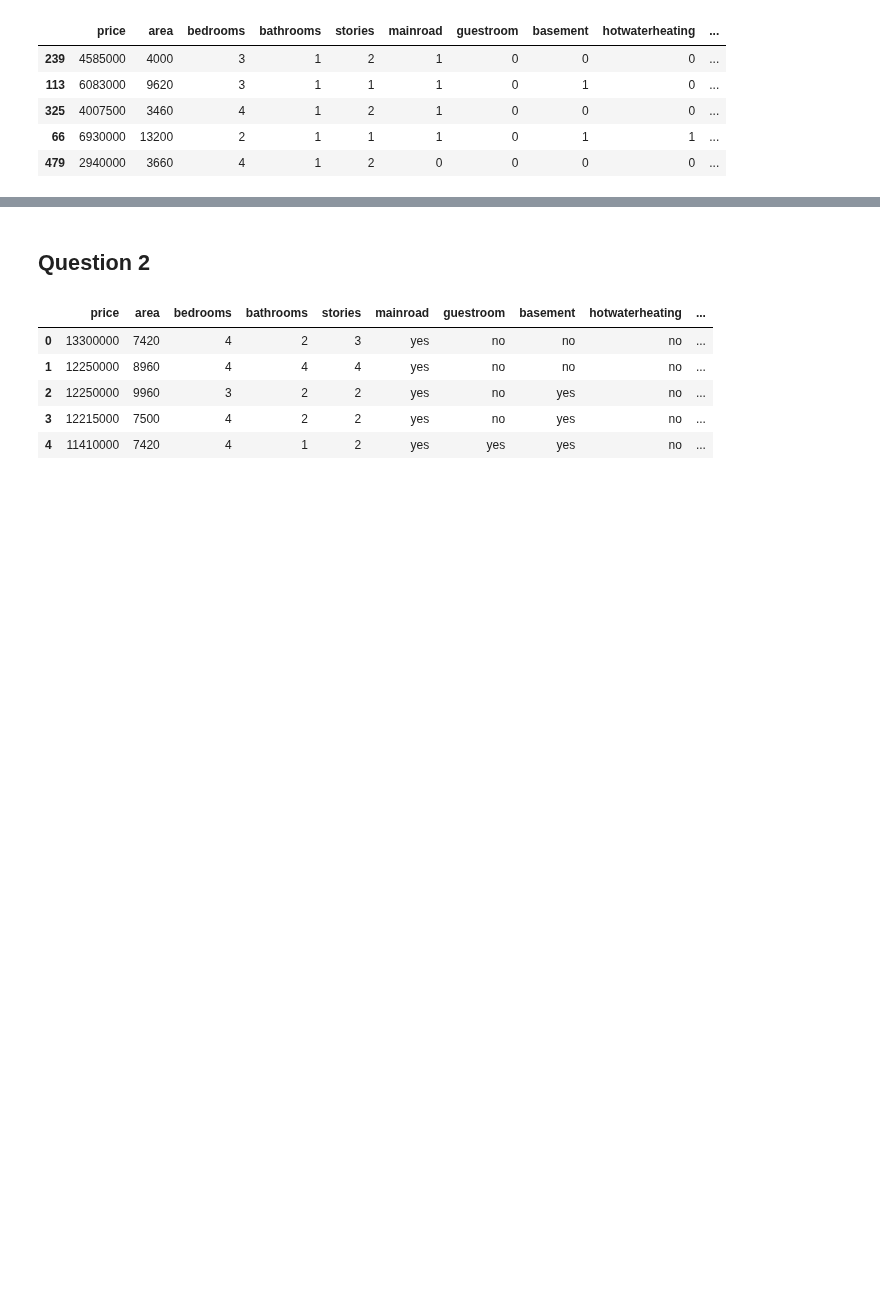
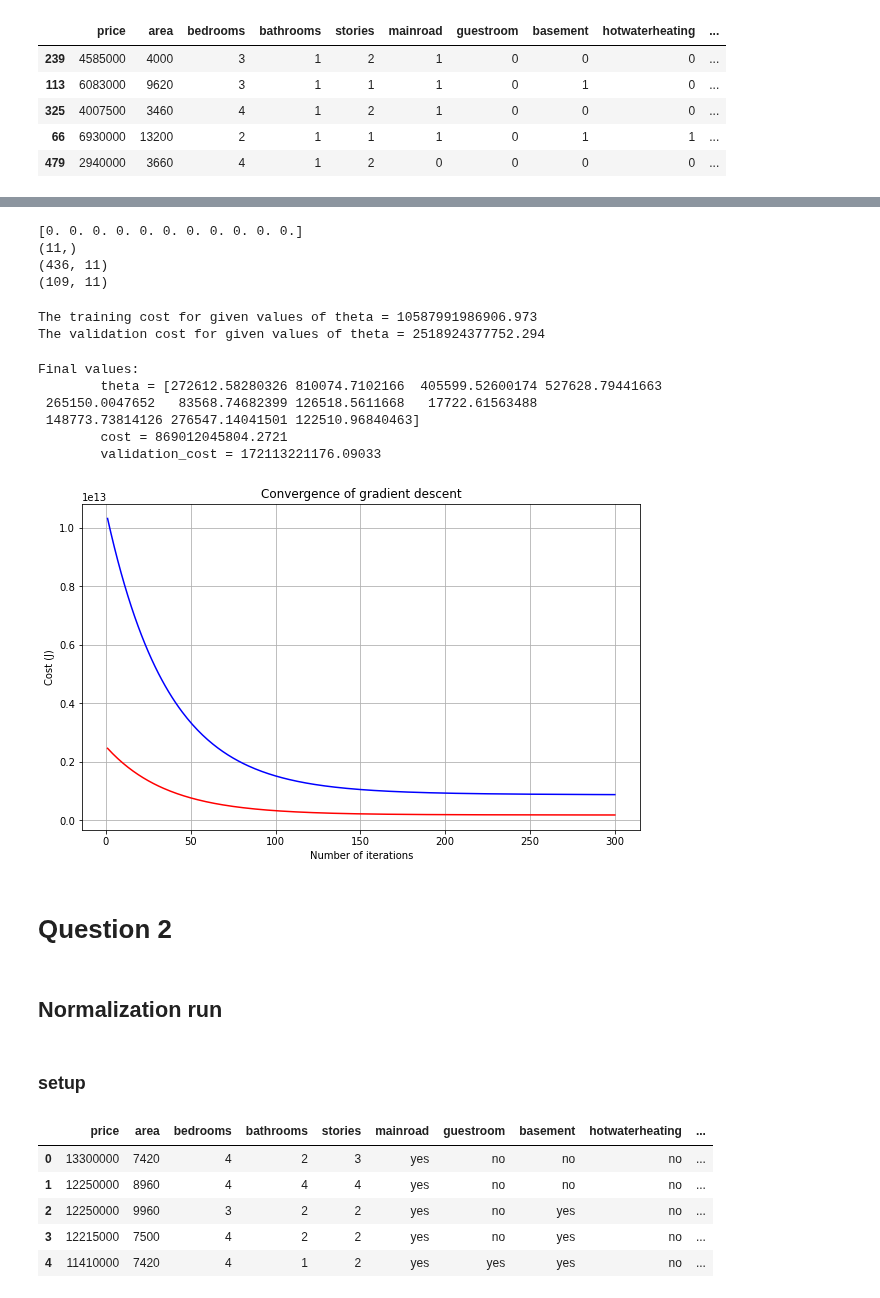
Before and after one commit to A-Hudson-0117/MachineLearning-Intro, a Jupyter notebook: housing descent (hw 1)/housing_descent.ipynb, the cells around one changed output, grey strips where cells are left out. Cells and saved outputs as stored; diff of their text form; code cells hidden in the pictures; blank space fills up the shorter version.

```diff
--- a/housing descent (hw 1)/housing_descent.ipynb
+++ b/housing descent (hw 1)/housing_descent.ipynb
@@ -291,0 +425,12 @@ theta_final = [2.10725572e-01 8.59455407e+02 6.95669880e-01 3.37388345e-01
+# %%
+used_vars_b = ["Area","bedrooms","bathrooms","stories","mainroad","guestroom","basement","hotwaterheating","airconditioning","parking","prefarea"]
+used_train_x = x_train_values.copy()
+used_valid_x = x_valid_values.copy()
+
+# This was built to account for hard set items not existing
+for item in set(var_list).difference(used_vars_b):
+    try:
+        used_train_x.pop(item)
+        used_valid_x.pop(item)
+    except KeyError:
+        pass
@@ -291,0 +481,10 @@ theta_final = [2.10725572e-01 8.59455407e+02 6.95669880e-01 3.37388345e-01
+# %%
+X = (used_train_x.values)  # get x values
+Y = (y_train_values.values) # get y values
+# print(X.shape)
+
+x_0 = np.ones((len(X), 1))
+X = np.hstack( (x_0 , X)  )
+
+print(X.shape)
+print(Y.shape)
@@ -291,0 +494,10 @@ theta_final = [2.10725572e-01 8.59455407e+02 6.95669880e-01 3.37388345e-01
+# %%
+valid_X = (used_valid_x.values)  # get x values
+valid_Y = (y_valid_values.values) # get y values
+# print(valid_X.shape)
+
+x_0 = np.ones((len(valid_X), 1))
+valid_X = np.hstack( (x_0 , valid_X)  )
+
+print(valid_X.shape)
+print(valid_Y.shape)
@@ -292,5 +528,51 @@ theta_final = [2.10725572e-01 8.59455407e+02 6.95669880e-01 3.37388345e-01
+# %%
+theta = np.zeros(X.shape[1])
+print(theta)
+print(theta.shape)
+print(X.shape)
+print(valid_X.shape)
+# %% [output]
+[0. 0. 0. 0. 0. 0. 0. 0. 0. 0. 0.]
+(11,)
+(436, 11)
+(109, 11)
+# %%
+# This is here just to check that the cost function is working correctly
+cost = compute_cost(X, Y, theta, debug=False)
+print('The training cost for given values of theta =', cost)
+
+cost = compute_cost(valid_X, valid_Y, theta, debug=False)
+print('The validation cost for given values of theta =', cost)
+# %% [output]
+The training cost for given values of theta = 10587991986906.973
+The validation cost for given values of theta = 2518924377752.294
+# %%
+theta = np.zeros(X.shape[1])
+iterations = 300;
+alpha = 0.001;
+
+# debug = True
+# debug = False
+
+theta, cost_history, validation_history = gradient_descent(X, Y, theta, alpha, iterations, valid_X, valid_Y)
+print('Final values:\n\ttheta =', theta)
+print(f"\tcost = {cost_history[-1]}")
+print(f"\tvalidation_cost = {validation_history[-1]}")
+plot_2_sets_of_data(iterations, cost_history, validation_history)
+# %% [output]
+Final values:
+        theta = [272612.58280326 810074.7102166  405599.52600174 527628.79441663
+ 265150.0047652   83568.74682399 126518.5611668   17722.61563488
+ 148773.73814126 276547.14041501 122510.96840463]
+        cost = 869012045804.2721
+        validation_cost = 172113221176.09033
+[figure, added]
 # %% [markdown]
-## Question 2
+# Question 2
+# %% [markdown]
+## Normalization run
+# %% [markdown]
+### setup
 # %%
 data_table.head()
 # %% [output]
```
Also changed, not shown: parts of 137 cells of this notebook.
